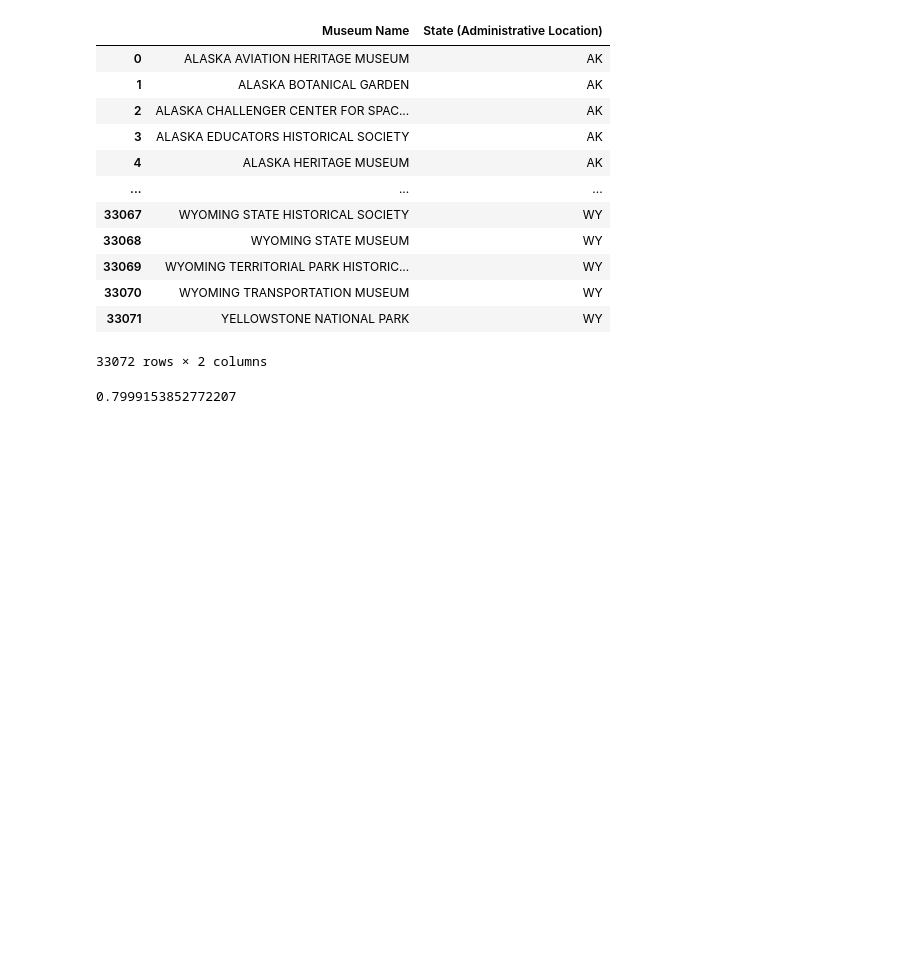
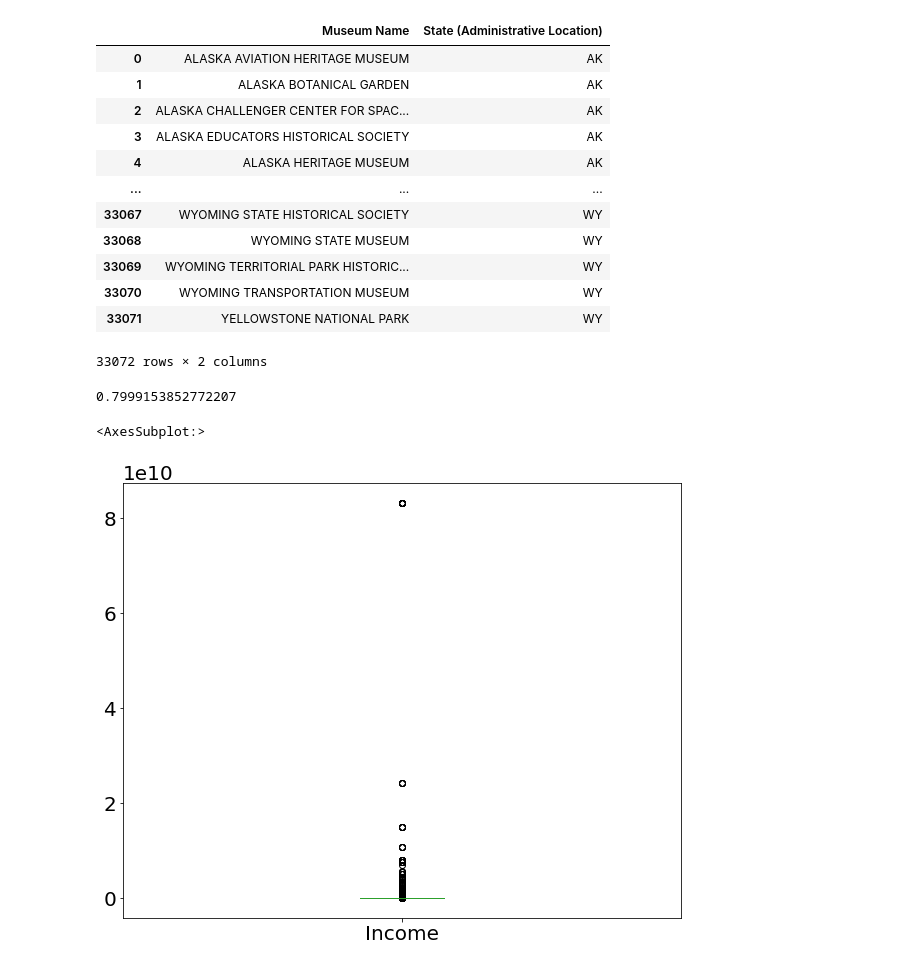
Before and after one commit to nikkiwojo/FirstJupyterNotebook, a Jupyter notebook: MyFirstMuseum.ipynb, the cells around one changed output. Saved outputs shown, nothing was run; the diff lists cells and outputs as text; code cells hidden in the pictures; blank space fills up the shorter version.

```diff
--- a/MyFirstMuseum.ipynb
+++ b/MyFirstMuseum.ipynb
@@ -149,3 +165,8 @@ graph = museum_df['Museum Type'].plot(kind = "bar")
+# %%
+museum_df['Income'].plot(kind = 'box')
+# %% [output]
+<AxesSubplot:>
+[figure, added]
 # %%
 # Show a chart which shows the distribution of money across the data set
 
```
Also changed, not shown: parts of 3 cells of this notebook.
